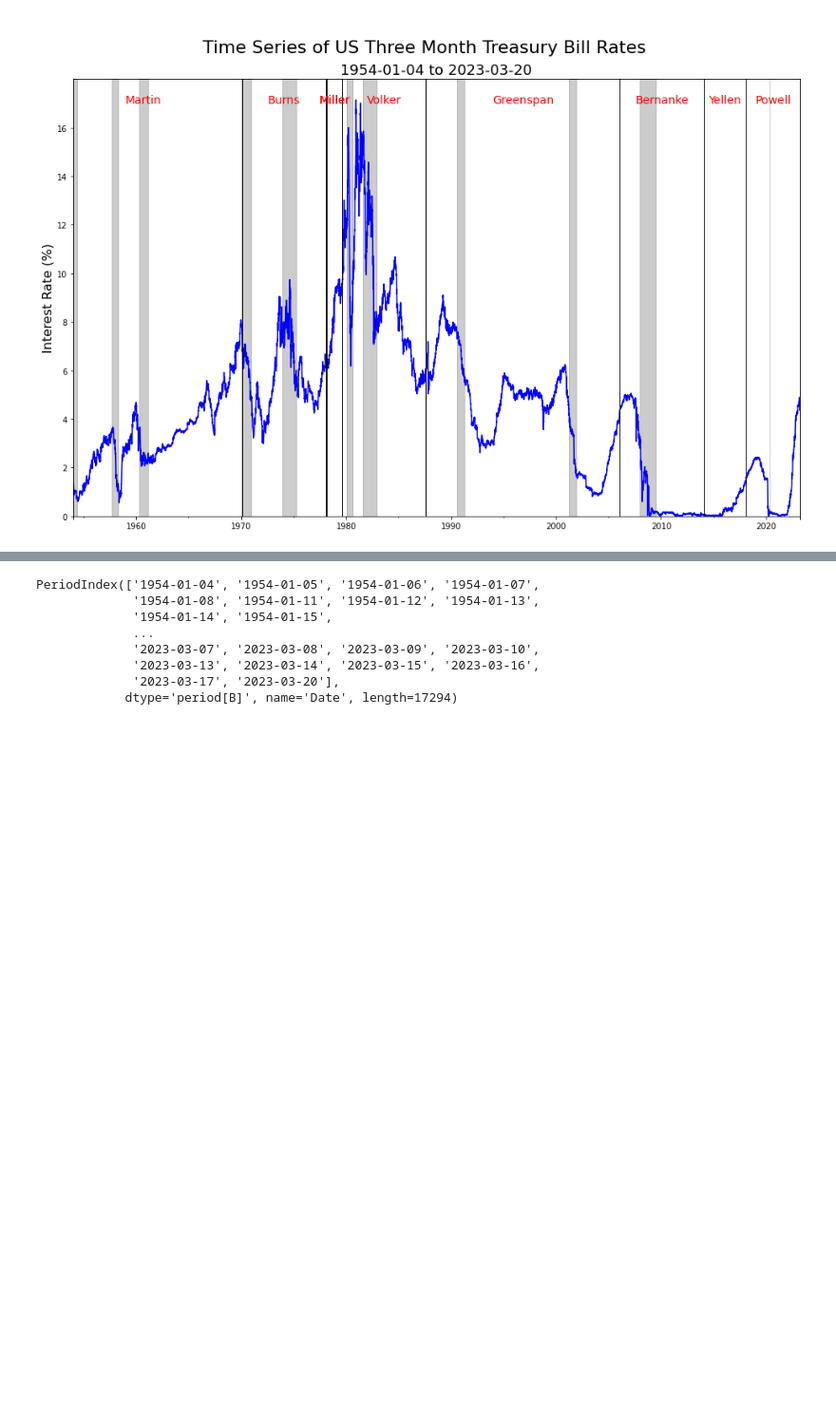
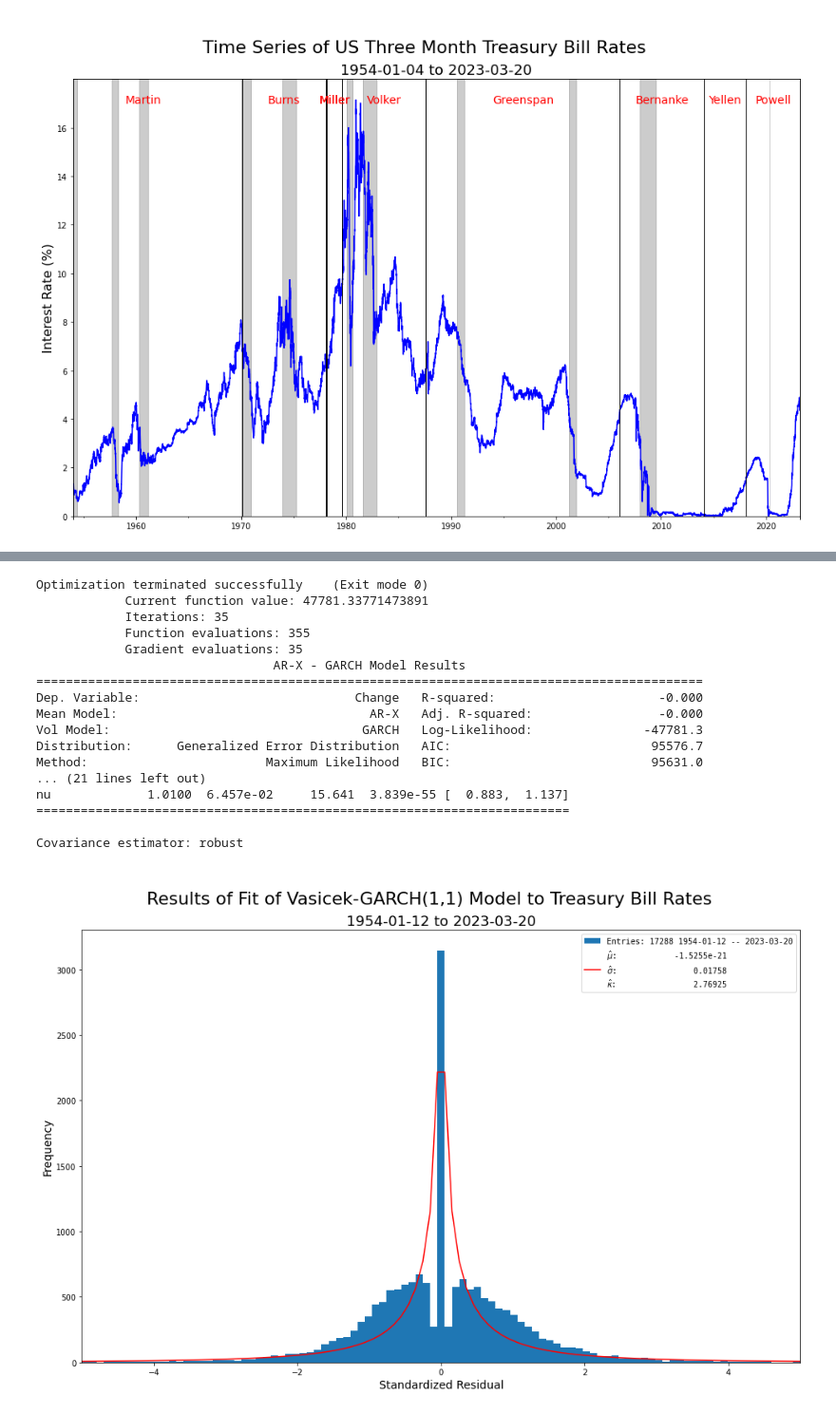
Before and after one commit to Farmhouse121/Adventures-in-Financial-Data-Science, a Jupyter notebook: Book/Section 2.4 Interest Rates/Section 2.4.2.1 The Distribution of Changes in Interest Rates.ipynb, the cells around one changed output, grey strips where cells are left out. Shown at 95% size. Saved outputs shown, nothing was run; the diff lists cells and outputs as text; code cells hidden in the pictures; blank space fills up the shorter version.

Commit message:
Distribution of Vasicek-GARCH residuals.

```diff
--- a/Book/Section 2.4 Interest Rates/Section 2.4.2.1 The Distribution of Changes in Interest Rates.ipynb
+++ b/Book/Section 2.4 Interest Rates/Section 2.4.2.1 The Distribution of Changes in Interest Rates.ipynb
@@ -126,11 +126,47 @@ plot.legend(fontsize=18,prop={'family':'monospace'});
-# %%
-DTB3
-# %% [output]
-PeriodIndex(['1954-01-04', '1954-01-05', '1954-01-06', '1954-01-07',
-             '1954-01-08', '1954-01-11', '1954-01-12', '1954-01-13',
-             '1954-01-14', '1954-01-15',
-             ...
-             '2023-03-07', '2023-03-08', '2023-03-09', '2023-03-10',
-             '2023-03-13', '2023-03-14', '2023-03-15', '2023-03-16',
-             '2023-03-17', '2023-03-20'],
-            dtype='period[B]', name='Date', length=17294)
+# %%
+from arch.univariate import ARX, GARCH, GeneralizedError
+
+model = ARX(DTB3["Change"]*hundred,DTB3['Rate'].shift().ffill()*hundred,lags=1) # in bp because arch whines about scaling --- bizarre but true
+model.volatility = GARCH(1,0,1)
+model.distribution = GeneralizedError()
+fit=model.fit(update_freq=0)
+print(fit.summary())
+DTB3["Volatility"]=fit.conditional_volatility/hundred
+DTB3["Innovations"]=DTB3["Change"]/DTB3["Volatility"]
+
+# Figure 2.16
+figure,plot=pl.subplots(figsize=(10*GoldenRatio,10))
+figure.suptitle("\nResults of Fit of Vasicek-GARCH(1,1) Model to Treasury Bill Rates",fontsize=22)
+plot.set_title("%s to %s" % (min(DTB3.index),max(DTB3.index)),fontsize=18)
+xmin,xmax=-five,five
+estimates=gennorm.fit(DTB3['Innovations'].dropna())
+model=gennorm(*estimates)
+samples,bins,patches=plot.hist(DTB3['Innovations'],bins=np.linspace(xmin,xmax,100),label="""Entries: %d %s -- %s""" % (
+    DTB3["Change"].count(),DTB3.index[0],DTB3.index[-1],
+))
+plot.plot(bins,model.pdf(bins)*sum(samples)*(bins[-1]-bins[0])/len(bins),'-r',label="""$\\hat{\\mu}$:           %12.5g
+$\\hat{\\sigma}$:           %12.5f
+$\\hat{\\kappa}$:           %12.5f""" % (estimates[-2],estimates[-1]/np.power(two,estimates[0]),one/estimates[0]))
+plot.set_xlabel("Standardized Residual",fontsize=14)
+plot.set_ylabel("Frequency",fontsize=14)
+plot.set_xlim(xmin,xmax)
+plot.legend(fontsize=18,prop={'family':'monospace'});
+# %% [output]
+Optimization terminated successfully    (Exit mode 0)
+            Current function value: 47781.33771473891
+            Iterations: 35
+            Function evaluations: 355
+            Gradient evaluations: 35
+                                AR-X - GARCH Model Results
+==========================================================================================
+Dep. Variable:                             Change   R-squared:                      -0.000
+Mean Model:                                  AR-X   Adj. R-squared:                 -0.000
+Vol Model:                                  GARCH   Log-Likelihood:               -47781.3
+Distribution:      Generalized Error Distribution   AIC:                           95576.7
+Method:                        Maximum Likelihood   BIC:                           95631.0
+... (21 lines left out)
+nu             1.0100  6.457e-02     15.641  3.839e-55 [  0.883,  1.137]
+========================================================================
+
+Covariance estimator: robust
+[figure, added]
```
Also changed, not shown: parts of 2 cells of this notebook.
